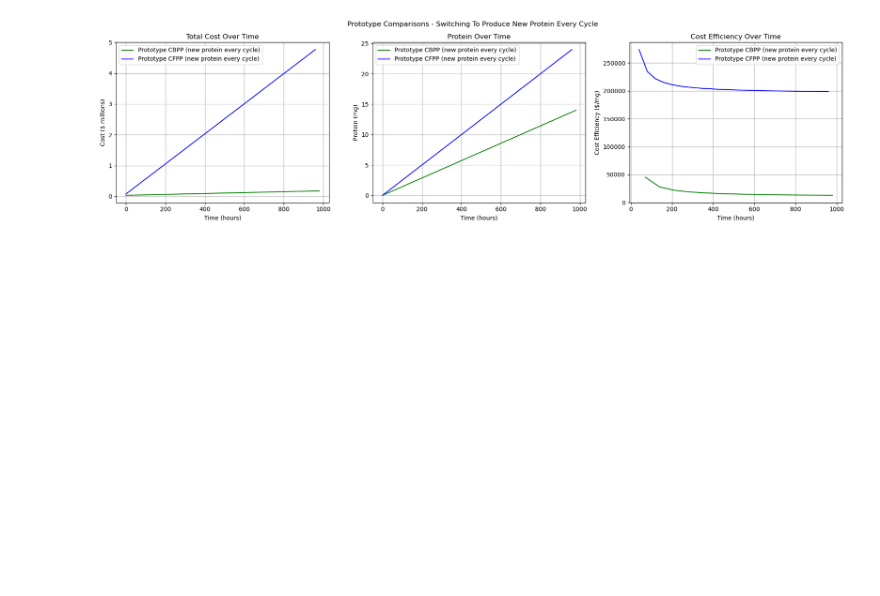
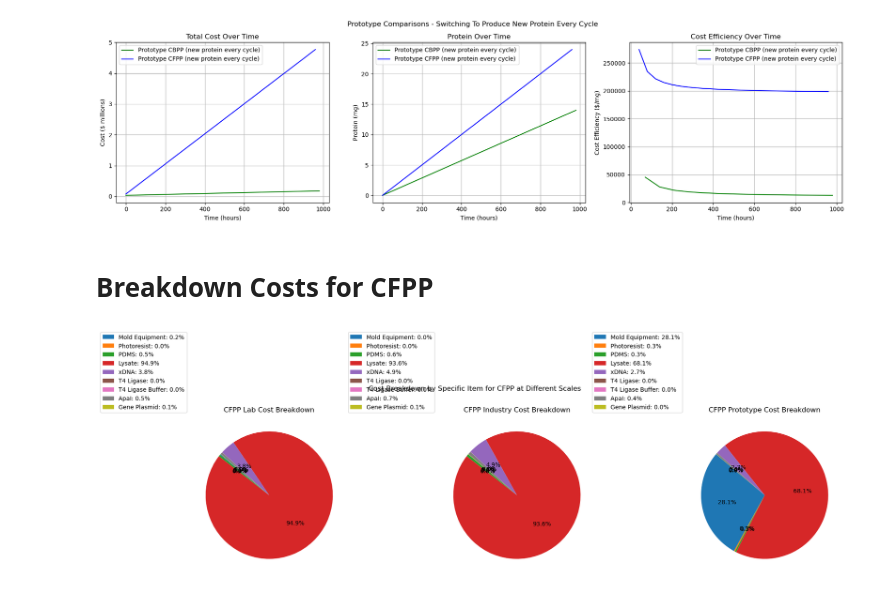
Before and after one commit to UBC-BIOMOD-Computational/TreeSAPP_Cost-Analysis, a Jupyter notebook: Cost Analysis/technoeconomic_plotterSept.ipynb, the cells around one changed output. Drawn from its saved outputs; the diff is of its cells as text; code cells hidden in the pictures; blank space fills up the shorter version.

Commit message:
add in cost breakdown plots

```diff
--- a/Cost Analysis/technoeconomic_plotterSept.ipynb
+++ b/Cost Analysis/technoeconomic_plotterSept.ipynb
@@ -292,3 +292,43 @@ plt.suptitle('Prototype Comparisons - Switching To Produce New Protein Every Cyc
 plt.show()
 # %% [output]
 [figure]
+# %% [markdown]
+# Breakdown Costs for CFPP
+# %%
+cost_breakdown = pd.read_csv(r'./data/final_costs_breakdown.csv')
+# %%
+cfpp_lab = cost_breakdown[cost_breakdown['name'] == 'CFPP Lab']
+cfpp_ind = cost_breakdown[cost_breakdown['name'] == 'CFPP Industry']
+cfpp_proto = cost_breakdown[cost_breakdown['name'] == 'CFPP Prototype']
+# %%
+# for each dataframe, create a pie chart of specific items contributing to total cost
+def pie_labels(values, labels):
+    total = sum(values)
+    return [f'{label}: {value/total*100:.1f}%' for label, value in zip(labels, values)]
+
+fig, axs = plt.subplots(1, 3, figsize=(18, 5))
+
+# Pie chart for CFPP Lab
+lab_labels = pie_labels(cfpp_lab['cost_$'], cfpp_lab['specific item'])
+axs[0].pie(cfpp_lab['cost_$'], labels=None, autopct='%1.1f%%', startangle=140)
+axs[0].set_title('CFPP Lab Cost Breakdown')
+axs[0].legend(lab_labels, loc='lower right', bbox_to_anchor=(0.0, 1.0))
+
+# Pie chart for CFPP Industry
+ind_labels = pie_labels(cfpp_ind['cost_$'], cfpp_ind['specific item'])
+axs[1].pie(cfpp_ind['cost_$'], labels=None, autopct='%1.1f%%', startangle=140)
+axs[1].set_title('CFPP Industry Cost Breakdown')
+axs[1].legend(ind_labels, loc='lower right', bbox_to_anchor=(0.0, 1.0))
+
+# Pie chart for CFPP Prototype
+proto_labels = pie_labels(cfpp_proto['cost_$'], cfpp_proto['specific item'])
+axs[2].pie(cfpp_proto['cost_$'], labels=None, autopct='%1.1f%%', startangle=140)
+axs[2].set_title('CFPP Prototype Cost Breakdown')
+axs[2].legend(proto_labels, loc='lower right', bbox_to_anchor=(0.0, 1.0))
+
+plt.tight_layout()
+plt.subplots_adjust(top=0.88)
+plt.suptitle('Cost Breakdown by Specific Item for CFPP at Different Scales')
+plt.show()
+# %% [output]
+[figure, added]
```
Also changed, not shown: 1 other file.
